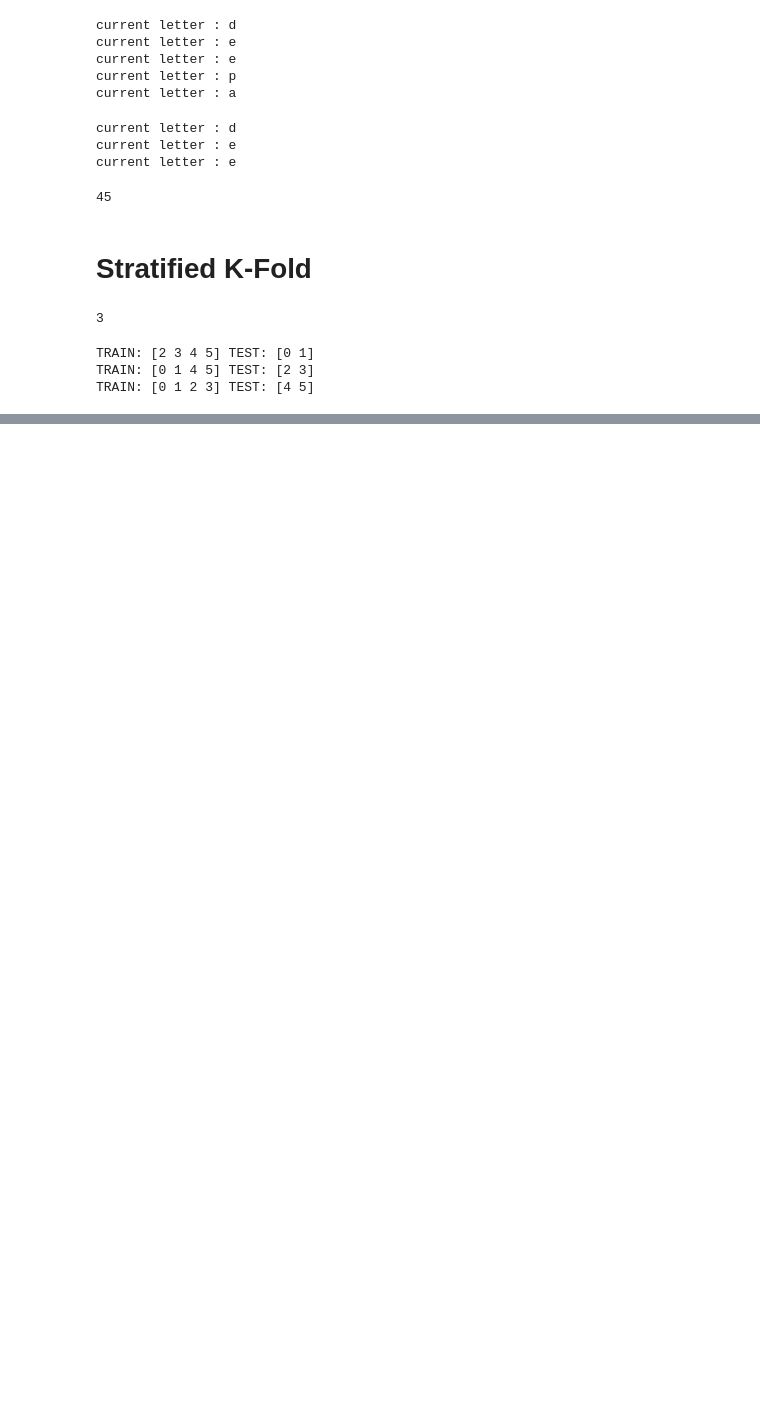
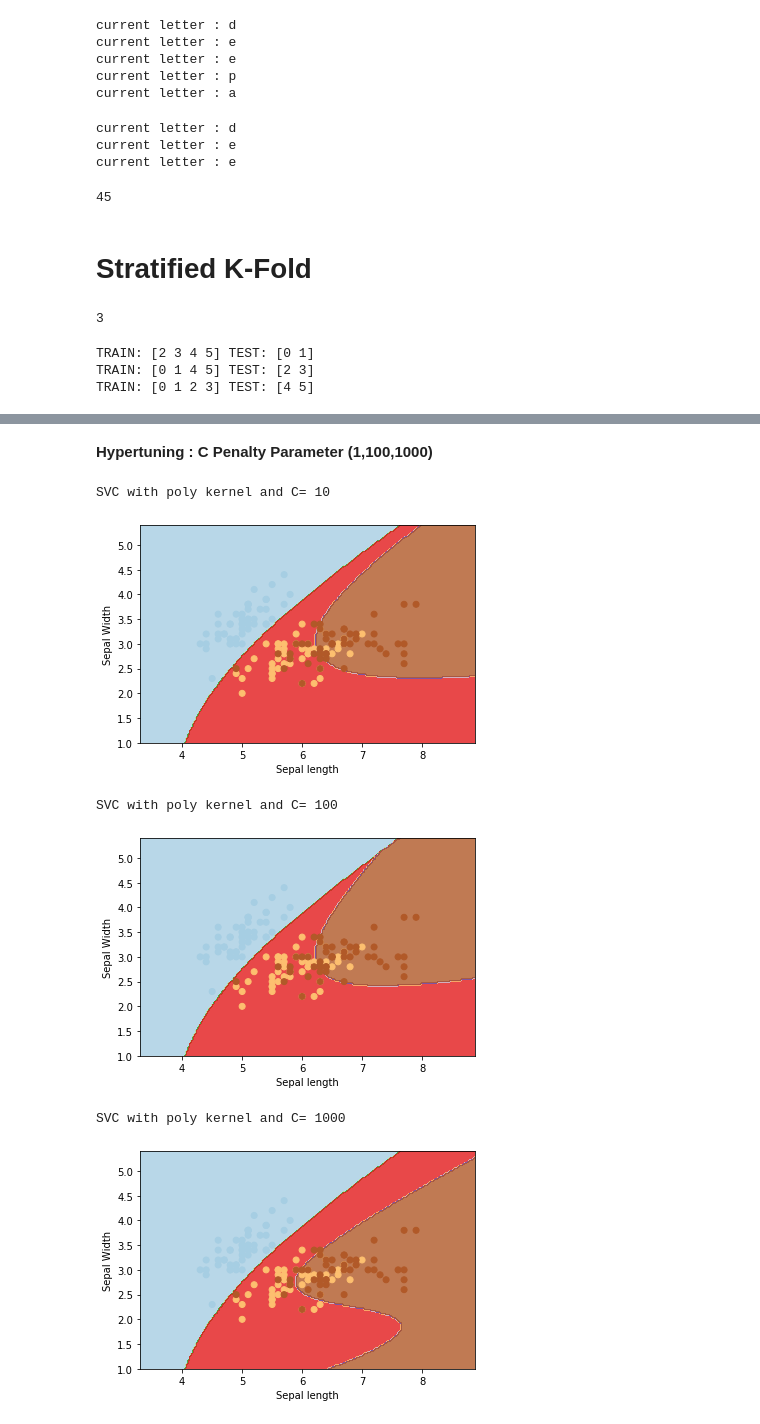
Before and after one commit to Deepak-Marichi/python-101, a Jupyter notebook: Python-for-Data-Science.ipynb, the cells around one changed output, grey strips where cells are left out. Drawn from its saved outputs; the diff is of its cells as text; code cells hidden in the pictures; blank space fills up the shorter version.

```diff
--- a/Python-for-Data-Science.ipynb
+++ b/Python-for-Data-Science.ipynb
@@ -864,0 +927,24 @@ TRAIN: [0 1 2 3] TEST: [4 5]
+# %% [markdown]
+**Hypertuning : C Penalty Parameter (1,100,1000)**
+# %%
+cval=[10,100,1000]
+for val in cval:
+    svc=svm.SVC(kernel="rbf",C=val,gamma="auto")
+    svc.fit(X,Y)
+    Z=svc.predict(np.c_[XX.ravel(),YY.ravel()])
+    Z=Z.reshape(XX.shape)
+    plt.contourf(XX,YY,Z,cmap=plt.cm.Paired,alpha=0.8)
+    plt.scatter(X[:,0],X[:,1],c=Y,cmap=plt.cm.Paired)
+    plt.xlabel("Sepal length")
+    plt.ylabel("Sepal Width")
+    plt.xlim(XX.min(),XX.max())
+    title=print("SVC with poly kernel and C=",val)
+    plt.title(title)
+    plt.show()
+# %% [output]
+SVC with poly kernel and C= 10
+[figure, added]
+SVC with poly kernel and C= 100
+[figure, added]
+SVC with poly kernel and C= 1000
+[figure, added]
```
Also changed, not shown: parts of 15 cells of this notebook.
